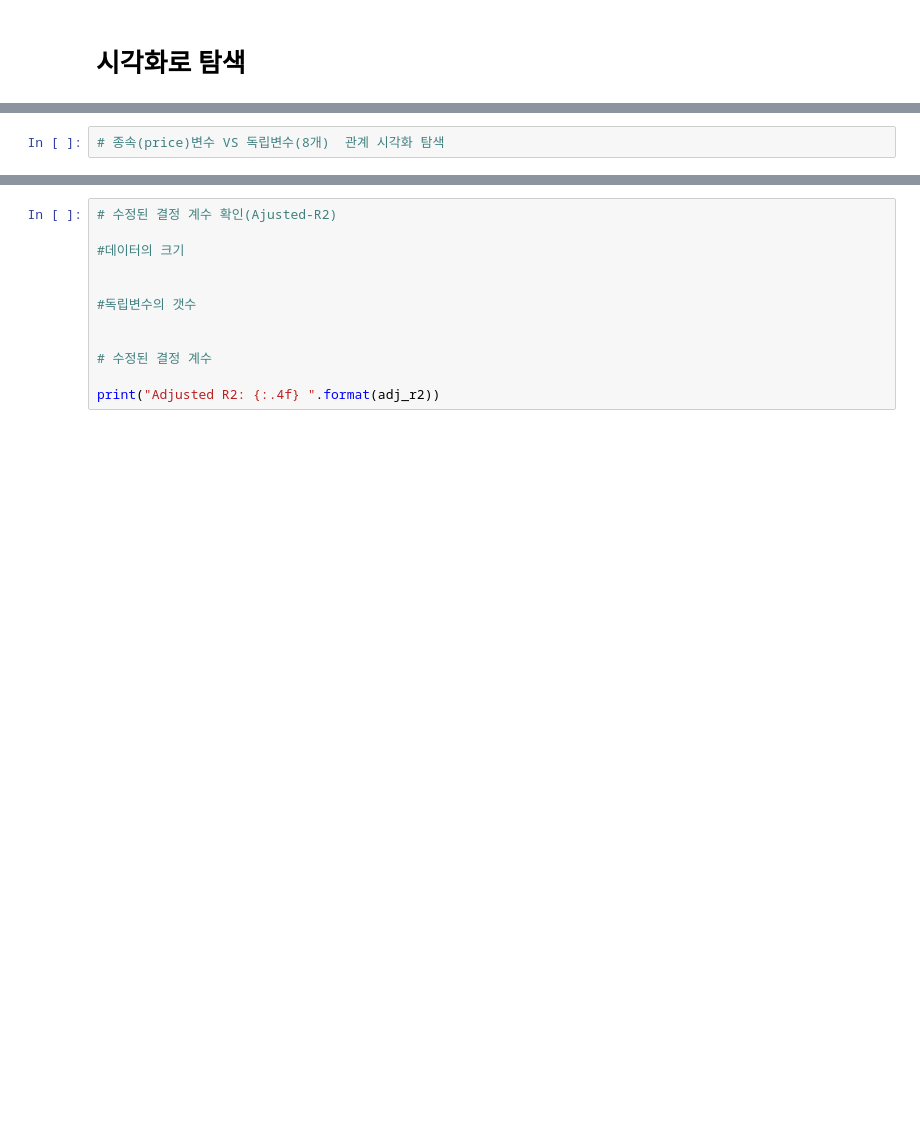
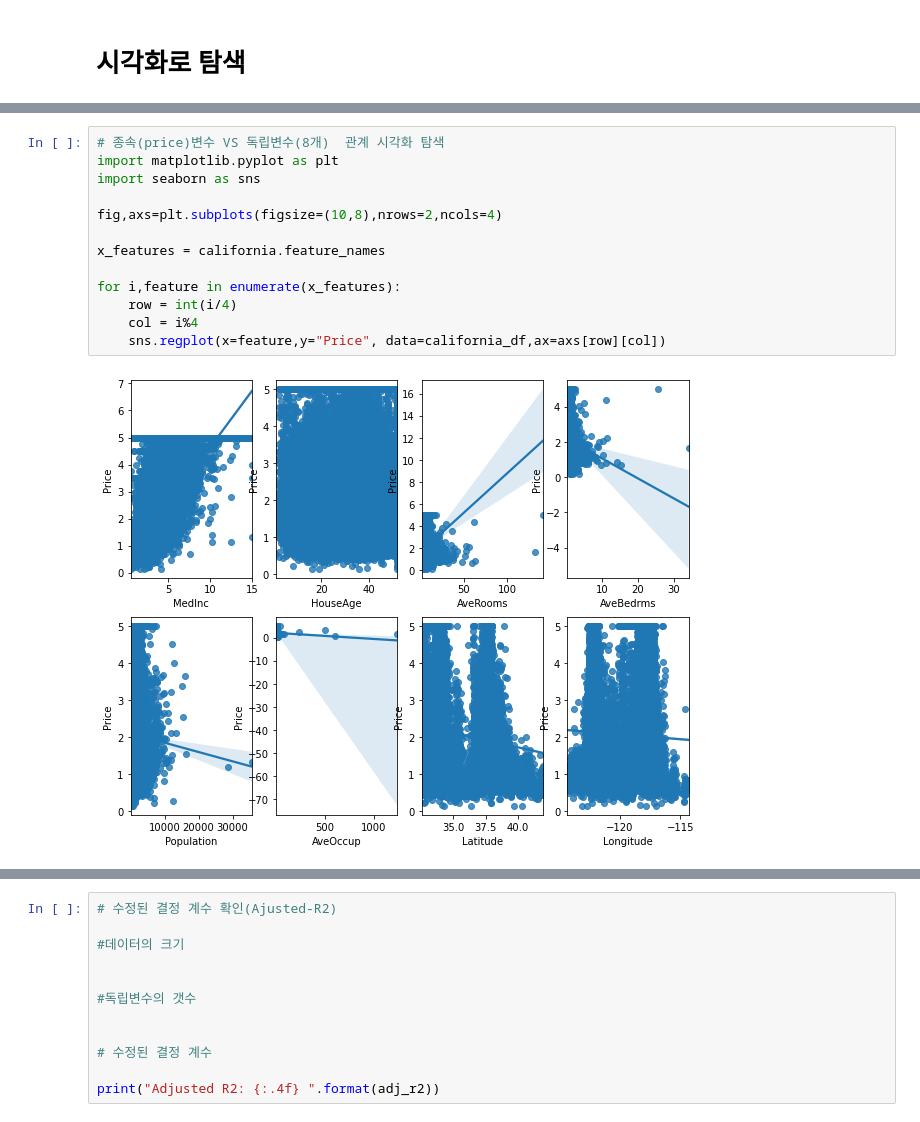
Before and after one commit to happyme2/Bigdata, a Jupyter notebook: Machine Learning/03.다중선형회귀_보스턴집값, 당뇨병데이터,캘리포니아집값.ipynb, the cells around one changed output, grey strips where cells are left out. Saved outputs shown, nothing was run; the diff lists cells and outputs as text; blank space fills up the shorter version.

```diff
--- a/Machine Learning/03.다중선형회귀_보스턴집값, 당뇨병데이터,캘리포니아집값.ipynb
+++ b/Machine Learning/03.다중선형회귀_보스턴집값, 당뇨병데이터,캘리포니아집값.ipynb
@@ -410,3 +576,16 @@ california_df.describe()
-# %%
-# 종속(price)변수 VS 독립변수(8개)  관계 시각화 탐색
+# %%
+# 종속(price)변수 VS 독립변수(8개)  관계 시각화 탐색
+import matplotlib.pyplot as plt
+import seaborn as sns
+
+fig,axs=plt.subplots(figsize=(10,8),nrows=2,ncols=4)
+
+x_features = california.feature_names
+
+for i,feature in enumerate(x_features):
+    row = int(i/4)
+    col = i%4
+    sns.regplot(x=feature,y="Price", data=california_df,ax=axs[row][col])
+# %% [output]
+[figure, added]
 # %%
```
Also changed, not shown: parts of 22 cells of this notebook.
